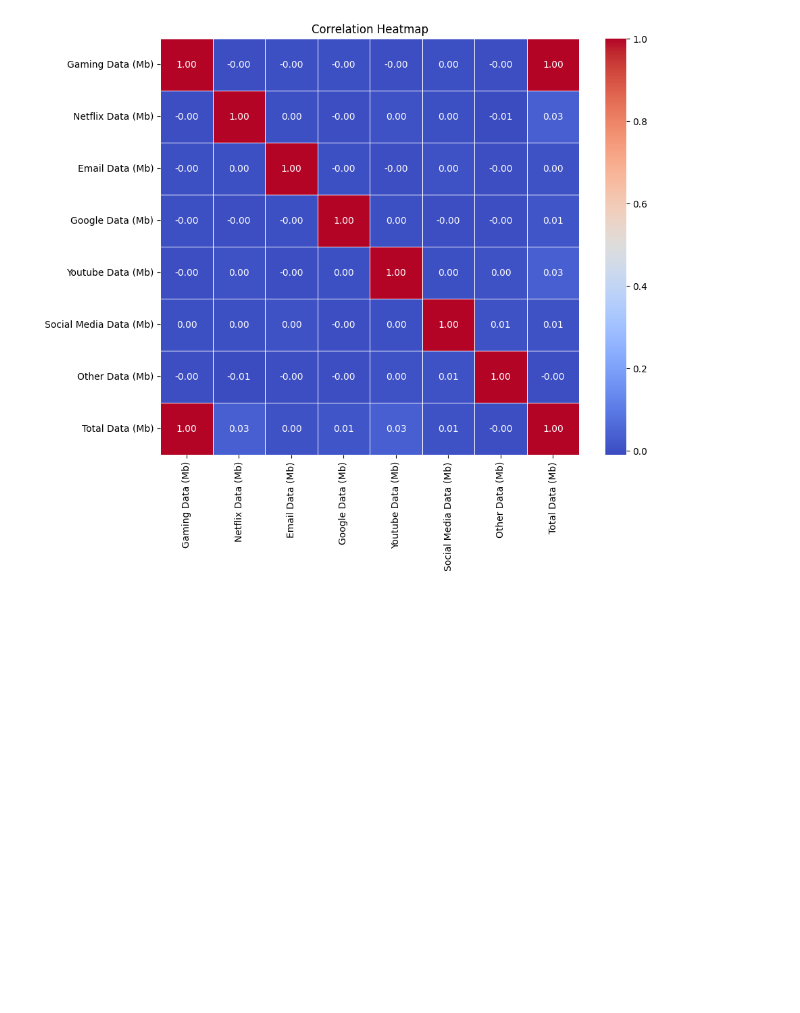
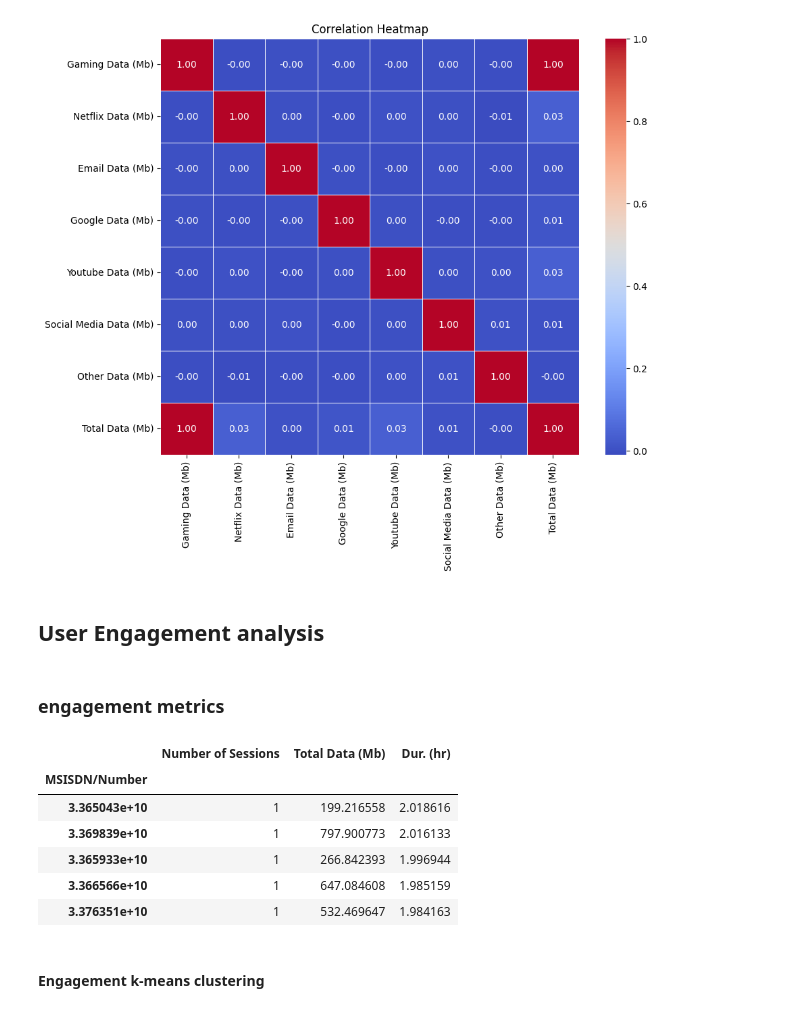
Before and after one commit to abrahamshimelis/TellCo-telecom, a Jupyter notebook: notebooks/data-analysis.ipynb, the cells around one changed output. Drawn from its saved outputs; the diff is of its cells as text; code cells hidden in the pictures; blank space fills up the shorter version.

Commit message:
do k-means clustering

```diff
--- a/notebooks/data-analysis.ipynb
+++ b/notebooks/data-analysis.ipynb
@@ -577,3 +597,39 @@ Social Media Data (Mb)         0.005383
 Other Data (Mb)               -0.002443
 Total Data (Mb)                1.000000
 [figure]
+# %% [markdown]
+## User Engagement analysis
+# %% [markdown]
+### engagement metrics
+# %%
+# engagement metrics
+
+# Step 1: Group by user
+grouped_data = df_relevant.groupby('MSISDN/Number')
+
+# Step 2: Compute aggregates
+engagement_metrics = grouped_data.agg({
+    'Bearer Id': 'count',
+    'Total Data (Mb)': 'sum',
+    'Dur. (hr)': 'sum',
+})
+
+engagement_metrics.rename(columns={'Bearer Id': 'Number of Sessions'}, inplace=True)
+
+# Step 3: Sort by Number of Sessions in descending order
+engagement_metrics_sorted = engagement_metrics.sort_values(by=['Number of Sessions', 'Dur. (hr)'], ascending=False)
+
+
+# Display the aggregated data
+# engagement_metrics_sorted.head(5)
+engagement_metrics_sorted.tail(5)
+# %% [output]
+|  | Number of Sessions | Total Data (Mb) | Dur. (hr) |
+| MSISDN/Number |  |  |  |
+| 3.365043e+10 | 1 | 199.216558 | 2.018616 |
+| 3.369839e+10 | 1 | 797.900773 | 2.016133 |
+| 3.365933e+10 | 1 | 266.842393 | 1.996944 |
+| 3.366566e+10 | 1 | 647.084608 | 1.985159 |
+| 3.376351e+10 | 1 | 532.469647 | 1.984163 |
+# %% [markdown]
+#### Engagement k-means clustering
```
Also changed, not shown: parts of 5 cells of this notebook.
